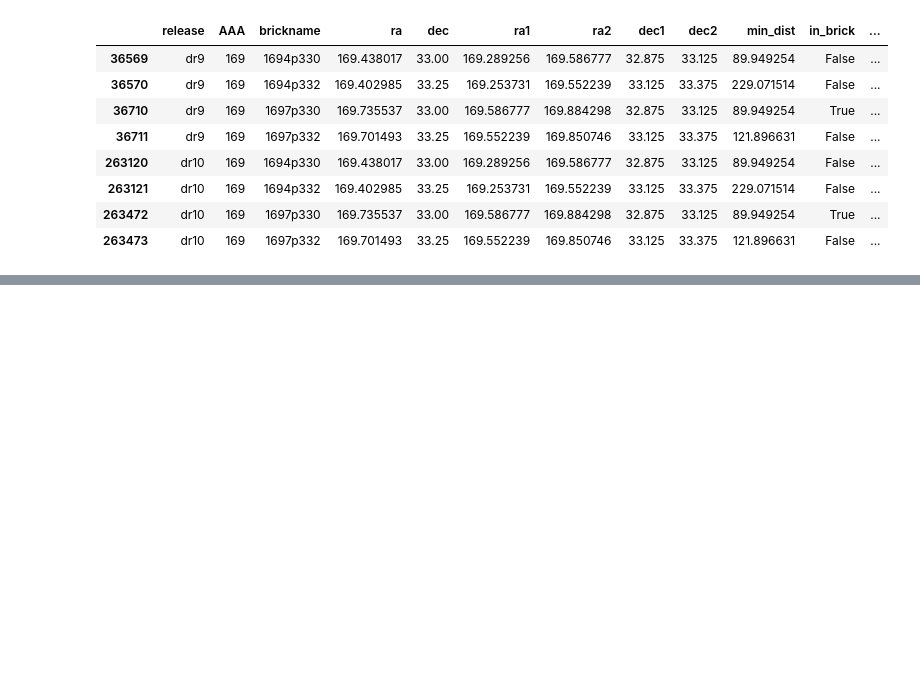
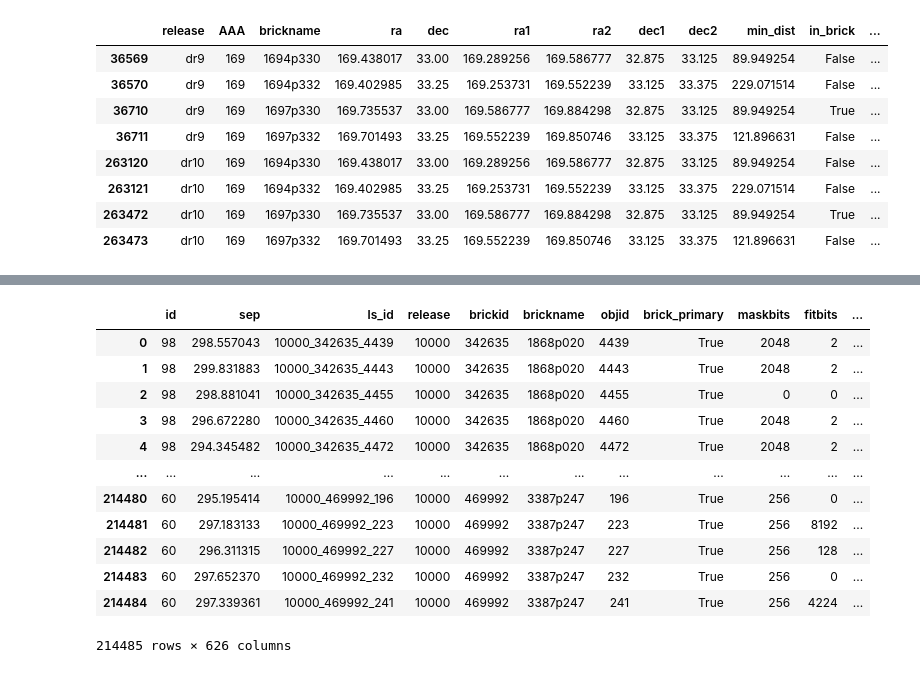
Before and after one commit to astro-zhurui/astrokit, a Jupyter notebook: demo/notebooks/astrokit_demo_legacysurvey.ipynb, the cells around one changed output, grey strips where cells are left out. Cells and saved outputs as stored; diff of their text form; code cells hidden in the pictures; blank space fills up the shorter version.

```diff
--- a/demo/notebooks/astrokit_demo_legacysurvey.ipynb
+++ b/demo/notebooks/astrokit_demo_legacysurvey.ipynb
@@ -109,0 +107,9 @@ ls10.find_bricks_from_list(
+# %%
+res = ls10.collect_matches(
+    ra=data["ra"],
+    dec=data["dec"],
+    search_radius=5*60,
+    id=None,
+    max_workers=32,
+    show_progress=True
+)
@@ -109,0 +124,16 @@ ls10.find_bricks_from_list(
+# %%
+res['dr10']
+# %% [output]
+|  | id | sep | ls_id | release | brickid | brickname | objid | brick_primary | maskbits | fitbits | ... |
+| 0 | 98 | 298.557043 | 10000_342635_4439 | 10000 | 342635 | 1868p020 | 4439 | True | 2048 | 2 | ... |
+| 1 | 98 | 299.831883 | 10000_342635_4443 | 10000 | 342635 | 1868p020 | 4443 | True | 2048 | 2 | ... |
+| 2 | 98 | 298.881041 | 10000_342635_4455 | 10000 | 342635 | 1868p020 | 4455 | True | 0 | 0 | ... |
+| 3 | 98 | 296.672280 | 10000_342635_4460 | 10000 | 342635 | 1868p020 | 4460 | True | 2048 | 2 | ... |
+| 4 | 98 | 294.345482 | 10000_342635_4472 | 10000 | 342635 | 1868p020 | 4472 | True | 2048 | 2 | ... |
+| ... | ... | ... | ... | ... | ... | ... | ... | ... | ... | ... | ... |
+| 214480 | 60 | 295.195414 | 10000_469992_196 | 10000 | 469992 | 3387p247 | 196 | True | 256 | 0 | ... |
+| 214481 | 60 | 297.183133 | 10000_469992_223 | 10000 | 469992 | 3387p247 | 223 | True | 256 | 8192 | ... |
+| 214482 | 60 | 296.311315 | 10000_469992_227 | 10000 | 469992 | 3387p247 | 227 | True | 256 | 128 | ... |
+| 214483 | 60 | 297.652370 | 10000_469992_232 | 10000 | 469992 | 3387p247 | 232 | True | 256 | 0 | ... |
+| 214484 | 60 | 297.339361 | 10000_469992_241 | 10000 | 469992 | 3387p247 | 241 | True | 256 | 4224 | ... |
+214485 rows × 626 columns
```
Also changed, not shown: parts of 3 cells of this notebook, 4 other files.
